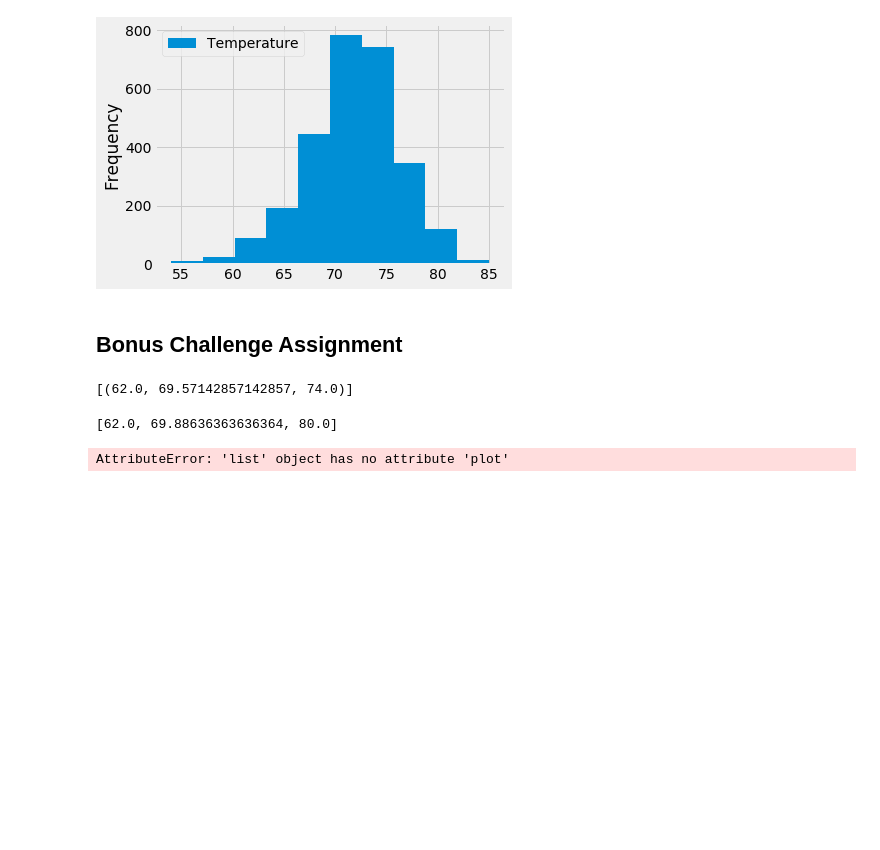
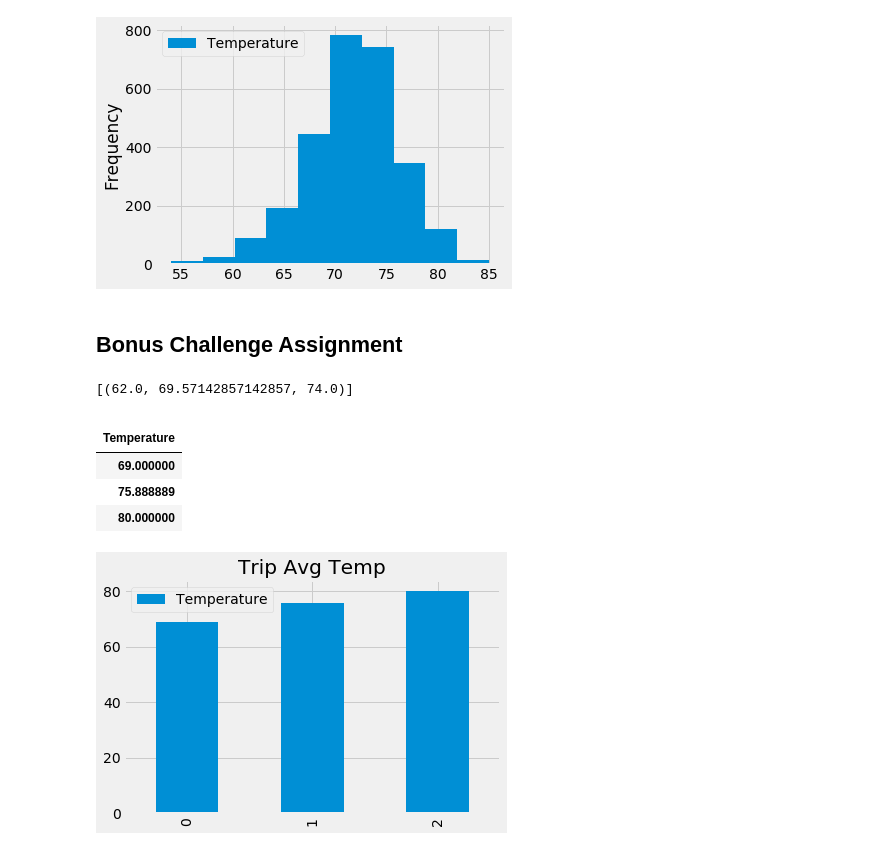
Before and after one commit to anishjv20/sqlalchemy-challenge, a Jupyter notebook: climate_starter.ipynb, the cells around one changed output. Saved outputs shown, nothing was run; the diff lists cells and outputs as text; code cells hidden in the pictures; blank space fills up the shorter version.

```diff
--- a/climate_starter.ipynb
+++ b/climate_starter.ipynb
@@ -153,23 +157,28 @@ print(calc_temps('2012-02-28', '2012-03-05'))
 # %%
 # Use your previous function `calc_temps` to calculate the tmin, tavg, and tmax
 # for your trip using the previous year's data for those same dates.
-results = calc_temps('2016-02-28', '2016-03-05')
+results = calc_temps('2016-06-15', '2016-06-25')
 trip_dates = list(np.ravel(results))
-trip_dates
+df = pd.DataFrame(trip_dates, columns=['Temperature'])
+df.set_index('Temperature')
 # %% [output]
-[62.0, 69.88636363636364, 80.0]
+|  |
+| Temperature |
+| 69.000000 |
+| 75.888889 |
+| 80.000000 |
 # %%
 # Plot the results from your previous query as a bar chart.
 # Use "Trip Avg Temp" as your Title
 # Use the average temperature for the y value
 # Use the peak-to-peak (tmax-tmin) value as the y error bar (yerr)
 yval = trip_dates[1]
 ptps = trip_dates[2]-trip_dates[0]
-trip_dates.plot.bar(title = 'Trip Avg Temp')
+df.plot.bar(title = 'Trip Avg Temp')
 fig.tight_layout()
 plt.show()
 # %% [output]
-AttributeError: 'list' object has no attribute 'plot'
+[figure, added]
 # %%
 # Calculate the total amount of rainfall per weather station for your trip dates using the previous year's matching dates.
 # Sort this in descending order by precipitation amount and list the station, name, latitude, longitude, and elevation
```
Also changed, not shown: parts of 2 cells of this notebook, 1 other file.
